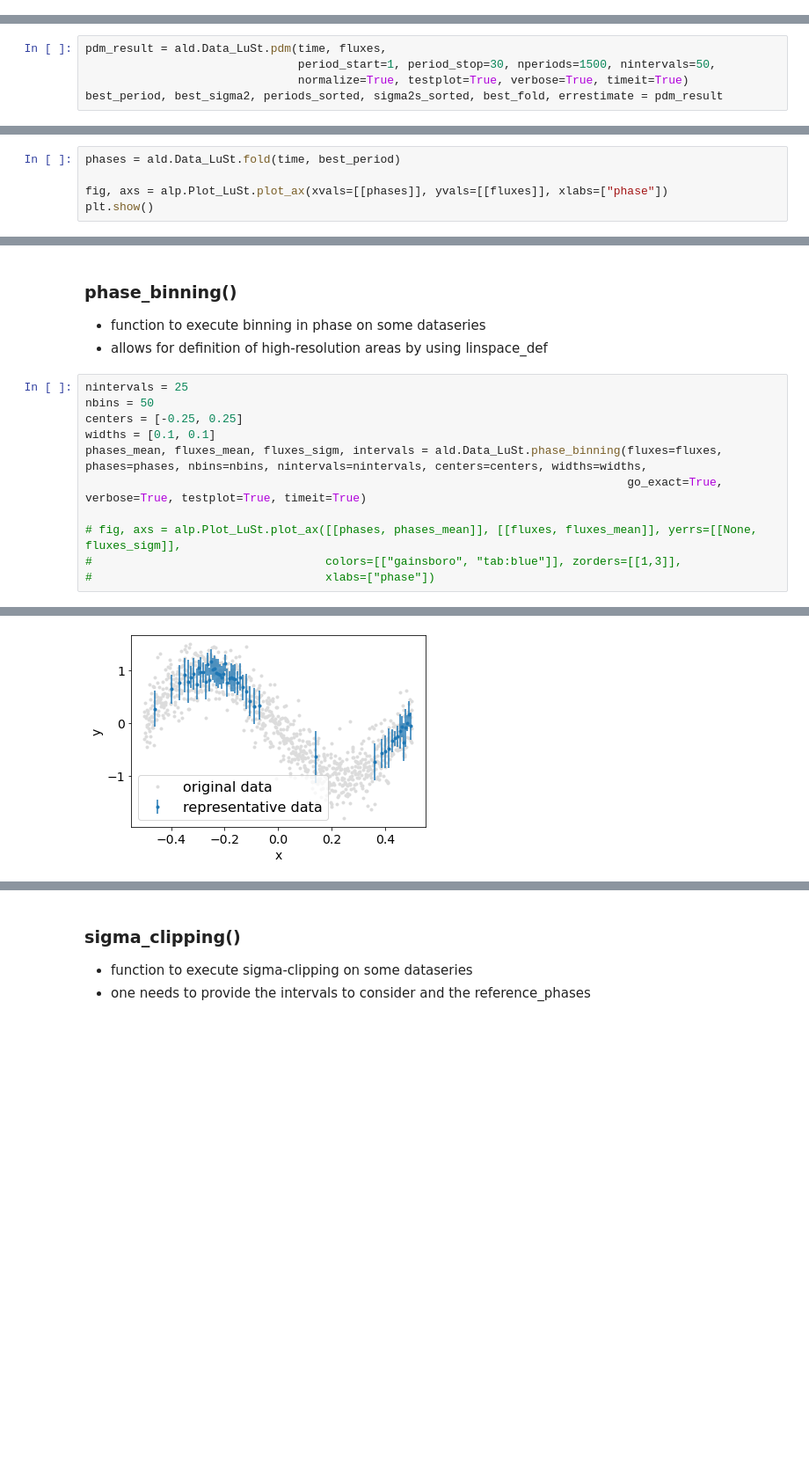
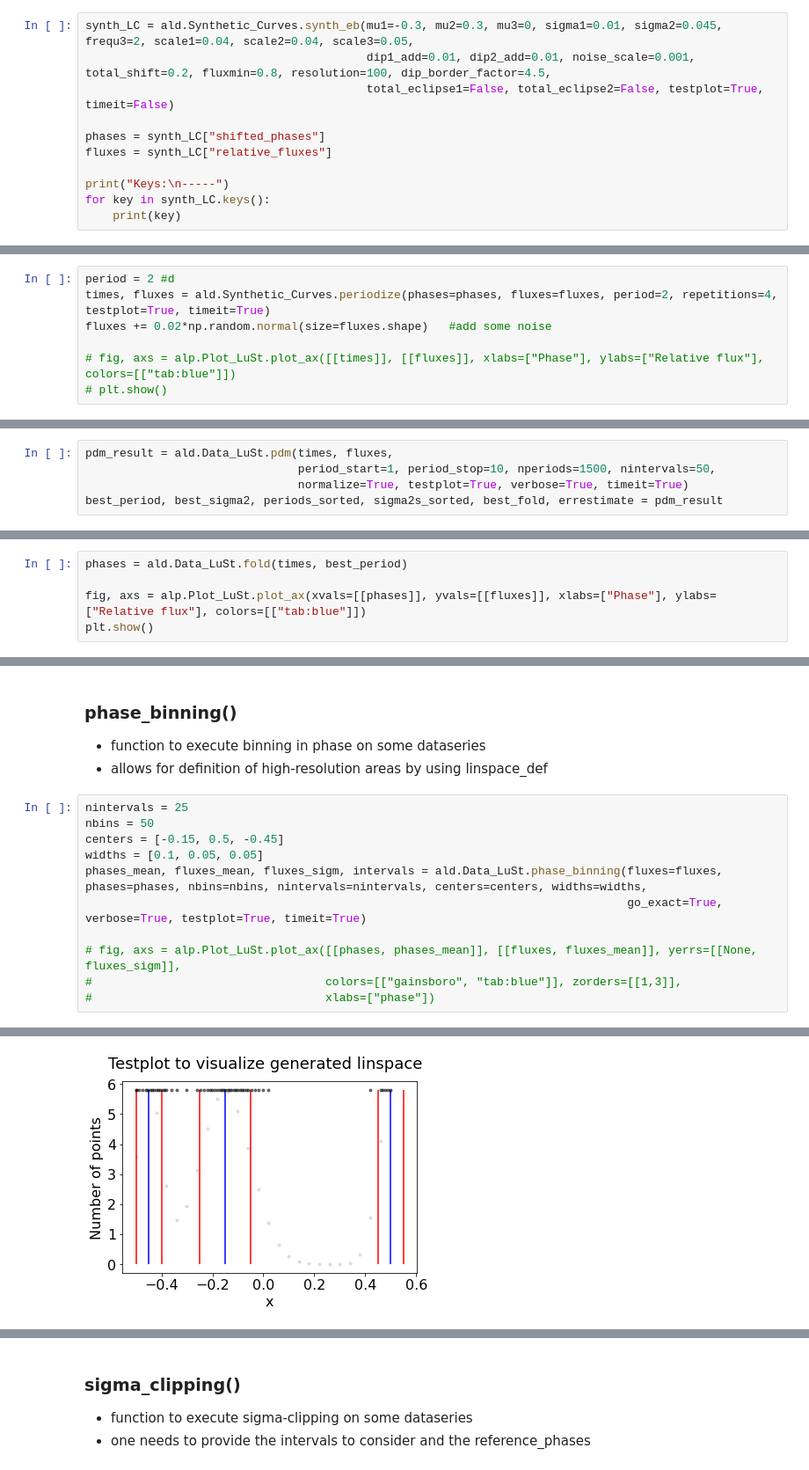
Before and after one commit to TheRedElement/astroLuSt, a Jupyter notebook: astroLuSt_example_usage.ipynb, the cells around one changed output, grey strips where cells are left out. Shown: that part at 88% size. Saved outputs shown, nothing was run; the diff lists cells and outputs as text; blank space fills up the shorter version.

```diff
--- a/astroLuSt_example_usage.ipynb
+++ b/astroLuSt_example_usage.ipynb
@@ -510,0 +491,11 @@ plt.show()
+# %%
+synth_LC = ald.Synthetic_Curves.synth_eb(mu1=-0.3, mu2=0.3, mu3=0, sigma1=0.01, sigma2=0.045, frequ3=2, scale1=0.04, scale2=0.04, scale3=0.05,
+                                         dip1_add=0.01, dip2_add=0.01, noise_scale=0.001, total_shift=0.2, fluxmin=0.8, resolution=100, dip_border_factor=4.5,
+                                         total_eclipse1=False, total_eclipse2=False, testplot=True, timeit=False)
+
+phases = synth_LC["shifted_phases"]
+fluxes = synth_LC["relative_fluxes"]
+
+print("Keys:\n-----")
+for key in synth_LC.keys():
+    print(key)
@@ -510,0 +529,7 @@ plt.show()
+# %%
+period = 2 #d
+times, fluxes = ald.Synthetic_Curves.periodize(phases=phases, fluxes=fluxes, period=2, repetitions=4, testplot=True, timeit=True)
+fluxes += 0.02*np.random.normal(size=fluxes.shape)   #add some noise
+
+# fig, axs = alp.Plot_LuSt.plot_ax([[times]], [[fluxes]], xlabs=["Phase"], ylabs=["Relative flux"], colors=[["tab:blue"]])
+# plt.show()
@@ -514,8 +544,8 @@ plt.show()
 - not only limited to lightcurve-anaylsis but any time series with periodic behaiviour actually
     - e.g.: radial velocity curves
 # %%
-pdm_result = ald.Data_LuSt.pdm(time, fluxes,
-                               period_start=1, period_stop=30, nperiods=1500, nintervals=50,
+pdm_result = ald.Data_LuSt.pdm(times, fluxes,
+                               period_start=1, period_stop=10, nperiods=1500, nintervals=50,
                                normalize=True, testplot=True, verbose=True, timeit=True)
 best_period, best_sigma2, periods_sorted, sigma2s_sorted, best_fold, errestimate = pdm_result
 # %% [output]
@@ -532,8 +562,8 @@ No verbose impemented yet.
     - from -0.5 to 0.5
 - can in theory also be used to convert an array of times to its phase equivalent
 # %%
-phases = ald.Data_LuSt.fold(time, best_period)
+phases = ald.Data_LuSt.fold(times, best_period)
 
-fig, axs = alp.Plot_LuSt.plot_ax(xvals=[[phases]], yvals=[[fluxes]], xlabs=["phase"])
+fig, axs = alp.Plot_LuSt.plot_ax(xvals=[[phases]], yvals=[[fluxes]], xlabs=["Phase"], ylabs=["Relative flux"], colors=[["tab:blue"]])
 plt.show()
 # %% [output]
@@ -603,8 +633,8 @@ fig, axs = alp.Plot_LuSt.plot_ax([[phases], [times]], [[fluxes], [fluxes]],
 # %%
 nintervals = 25
 nbins = 50
-centers = [-0.25, 0.25]
-widths = [0.1, 0.1]
+centers = [-0.15, 0.5, -0.45]
+widths = [0.1, 0.05, 0.05]
 phases_mean, fluxes_mean, fluxes_sigm, intervals = ald.Data_LuSt.phase_binning(fluxes=fluxes, phases=phases, nbins=nbins, nintervals=nintervals, centers=centers, widths=widths,
                                                                                go_exact=True, verbose=True, testplot=True, timeit=True)
 
@@ -634 +666 @@ phases_mean, fluxes_mean, fluxes_sigm, intervals = ald.Data_LuSt.phase_binning(f
-[figure, old version]
+[figure, new version]
```
Also changed, not shown: parts of 27 cells of this notebook, 2 other files.
